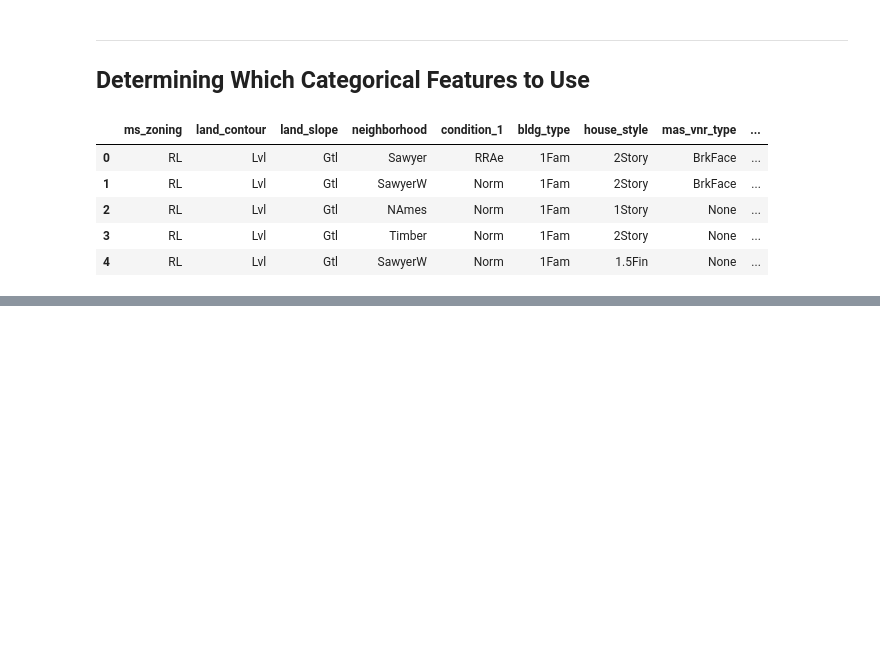
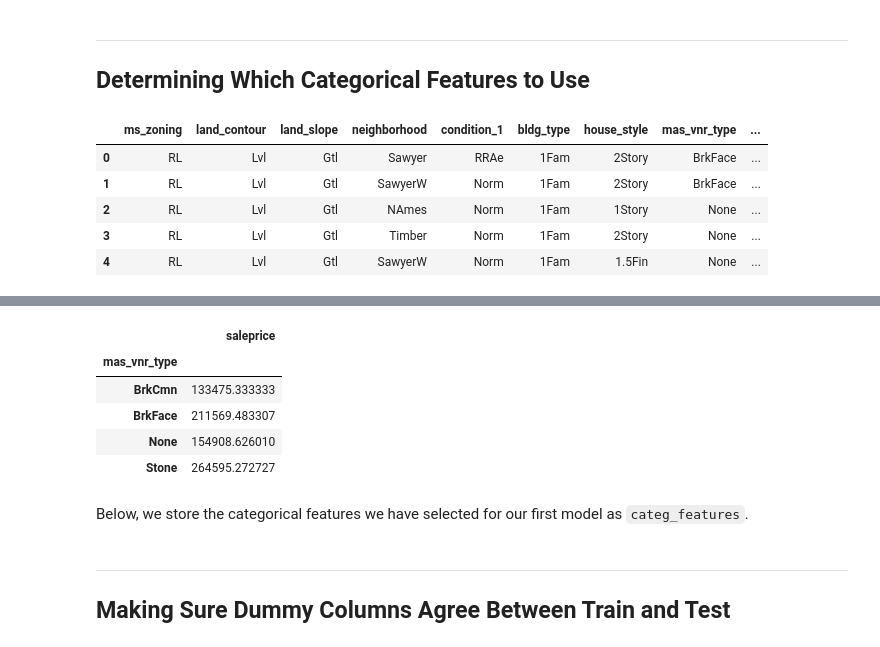
Before and after one commit to jguo052/Ames-Housing-Price-Regression, a Jupyter notebook: code/02_feature_selection_and_dummifying.ipynb, the cells around one changed output, grey strips where cells are left out. Cells and saved outputs as stored; diff of their text form; code cells hidden in the pictures; blank space fills up the shorter version.

```diff
--- a/code/02_feature_selection_and_dummifying.ipynb
+++ b/code/02_feature_selection_and_dummifying.ipynb
@@ -181,2 +256,17 @@ We saw earlier that despite wanting to include many numeric columns, most of the
+# %%
+house.groupby('mas_vnr_type')[['saleprice']].mean()
+# %% [output]
+|  | saleprice |
+| mas_vnr_type |  |
+| BrkCmn | 133475.333333 |
+| BrkFace | 211569.483307 |
+| None | 154908.626010 |
+| Stone | 264595.272727 |
+# %% [markdown]
+Below, we store the categorical features we have selected for our first model as `categ_features`.
 # %%
 categ_features = ['neighborhood', 'house_style']
+# %% [markdown]
+---
+
+## Making Sure Dummy Columns Agree Between Train and Test
```
Also changed, not shown: parts of 35 cells of this notebook, 2 other files.
